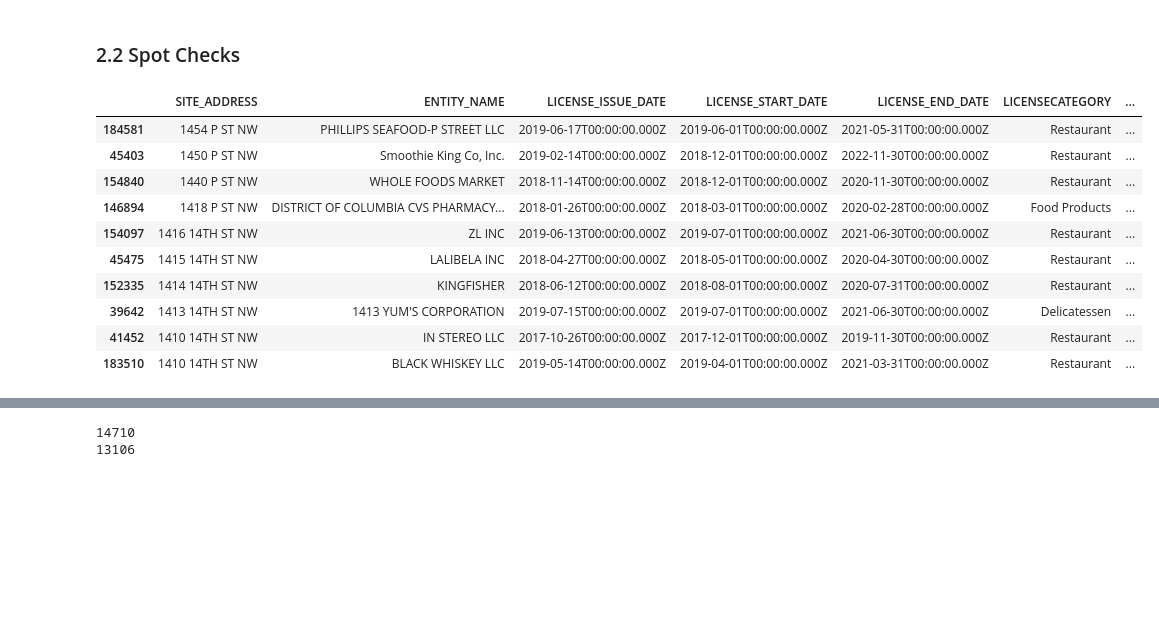
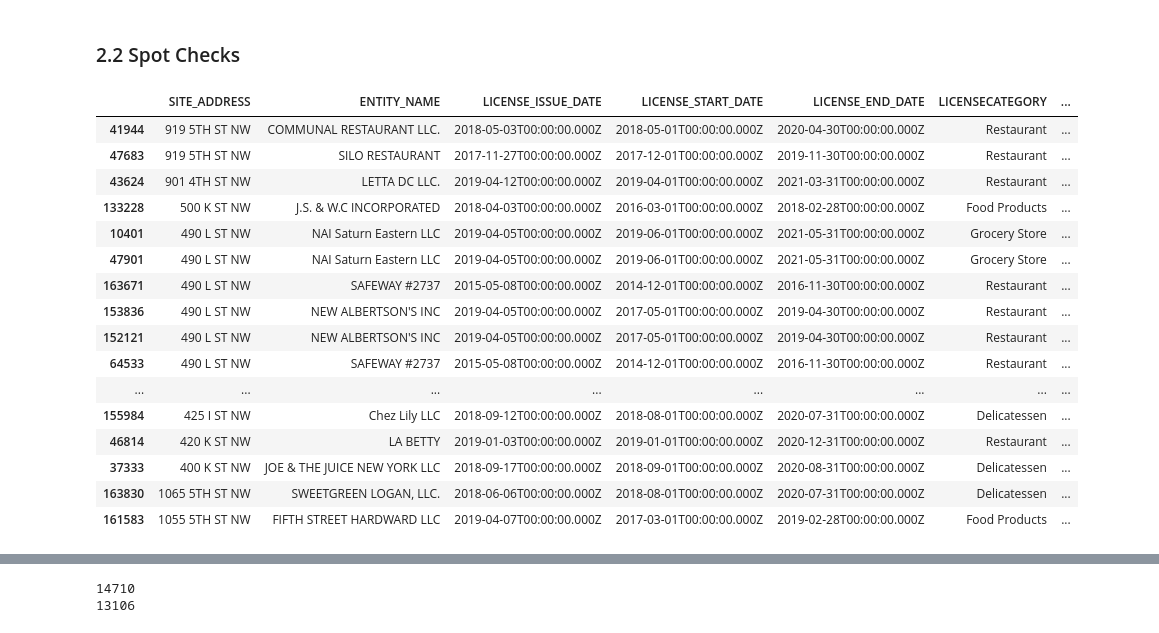
Before and after one commit to lindsallen/mapping, a Jupyter notebook: dataprep.ipynb, the cells around one changed output, grey strips where cells are left out. Drawn from its saved outputs; the diff is of its cells as text; code cells hidden in the pictures; blank space fills up the shorter version.

```diff
--- a/dataprep.ipynb
+++ b/dataprep.ipynb
@@ -235,23 +235,31 @@ print(cnt/2233 - 1)
 # %% [markdown]
 ### 2.2 Spot Checks
 # %%
-## Filtering dataset to a specific section of P Street NW to check if a
-##recently open business (Philips Seafood) is included in the dataset
-P_St = dc_food[(dc_food.LATITUDE.apply(lambda x: round(x, 3)) == 38.909) &
-                  (dc_food.LONGITUDE.apply(lambda x: round(x, 3)) >= -77.035) &
-                  (dc_food.LONGITUDE.apply(lambda x: round(x, 3)) <= -77.032)]
+## Filtering dataset to a specific section of K Street NW
+## to see how L'Hommage Bistro which closed in 2017
+## and La Betty (which opened in 2019) appear
+K_St_1 = dc_food[(dc_food.LATITUDE.apply(lambda x: round(x, 3)) <= 38.903) &
+                  (dc_food.LATITUDE.apply(lambda x: round(x, 3)) >= 38.902) &
+                  (dc_food.LONGITUDE.apply(lambda x: round(x, 3)) >= -77.019) &
+                  (dc_food.LONGITUDE.apply(lambda x: round(x, 3)) <= -77.015)]
 
-## Philips Seafood opened in June and is shown as the 1st record
-P_St[P_St['LICENSESTATUS'] == 'Active'][cols].sort_values(by=['SITE_ADDRESS'], ascending = False).head(10)
+## there's a ton of records for 490 L St Nw w/ same entity name, which is making it hard to review
+K_St_1[K_St_1['LICENSE_END_YR'] >= 2016][cols].sort_values(by=['SITE_ADDRESS'], ascending = False).head(40)
 # %% [output]
 |  | SITE_ADDRESS | ENTITY_NAME | LICENSE_ISSUE_DATE | LICENSE_START_DATE | LICENSE_END_DATE | LICENSECATEGORY | ... |
-| 184581 | 1454 P ST NW | PHILLIPS SEAFOOD-P STREET LLC | 2019-06-17T00:00:00.000Z | 2019-06-01T00:00:00.000Z | 2021-05-31T00:00:00.000Z | Restaurant | ... |
-| 45403 | 1450 P ST NW | Smoothie King Co, Inc. | 2019-02-14T00:00:00.000Z | 2018-12-01T00:00:00.000Z | 2022-11-30T00:00:00.000Z | Restaurant | ... |
-| 154840 | 1440 P ST NW | WHOLE FOODS MARKET | 2018-11-14T00:00:00.000Z | 2018-12-01T00:00:00.000Z | 2020-11-30T00:00:00.000Z | Restaurant | ... |
-| 146894 | 1418 P ST NW | DISTRICT OF COLUMBIA CVS PHARMACY... | 2018-01-26T00:00:00.000Z | 2018-03-01T00:00:00.000Z | 2020-02-28T00:00:00.000Z | Food Products | ... |
-| 154097 | 1416 14TH ST NW | ZL INC | 2019-06-13T00:00:00.000Z | 2019-07-01T00:00:00.000Z | 2021-06-30T00:00:00.000Z | Restaurant | ... |
-| 45475 | 1415 14TH ST NW | LALIBELA INC | 2018-04-27T00:00:00.000Z | 2018-05-01T00:00:00.000Z | 2020-04-30T00:00:00.000Z | Restaurant | ... |
-| 152335 | 1414 14TH ST NW | KINGFISHER | 2018-06-12T00:00:00.000Z | 2018-08-01T00:00:00.000Z | 2020-07-31T00:00:00.000Z | Restaurant | ... |
-| 39642 | 1413 14TH ST NW | 1413 YUM'S CORPORATION | 2019-07-15T00:00:00.000Z | 2019-07-01T00:00:00.000Z | 2021-06-30T00:00:00.000Z | Delicatessen | ... |
-| 41452 | 1410 14TH ST NW | IN STEREO LLC | 2017-10-26T00:00:00.000Z | 2017-12-01T00:00:00.000Z | 2019-11-30T00:00:00.000Z | Restaurant | ... |
-| 183510 | 1410 14TH ST NW | BLACK WHISKEY LLC | 2019-05-14T00:00:00.000Z | 2019-04-01T00:00:00.000Z | 2021-03-31T00:00:00.000Z | Restaurant | ... |
+| 41944 | 919 5TH ST NW | COMMUNAL RESTAURANT LLC. | 2018-05-03T00:00:00.000Z | 2018-05-01T00:00:00.000Z | 2020-04-30T00:00:00.000Z | Restaurant | ... |
+| 47683 | 919 5TH ST NW | SILO RESTAURANT | 2017-11-27T00:00:00.000Z | 2017-12-01T00:00:00.000Z | 2019-11-30T00:00:00.000Z | Restaurant | ... |
+| 43624 | 901 4TH ST NW | LETTA DC LLC. | 2019-04-12T00:00:00.000Z | 2019-04-01T00:00:00.000Z | 2021-03-31T00:00:00.000Z | Restaurant | ... |
+| 133228 | 500 K ST NW | J.S. & W.C INCORPORATED | 2018-04-03T00:00:00.000Z | 2016-03-01T00:00:00.000Z | 2018-02-28T00:00:00.000Z | Food Products | ... |
+| 10401 | 490 L ST NW | NAI Saturn Eastern LLC | 2019-04-05T00:00:00.000Z | 2019-06-01T00:00:00.000Z | 2021-05-31T00:00:00.000Z | Grocery Store | ... |
+| 47901 | 490 L ST NW | NAI Saturn Eastern LLC | 2019-04-05T00:00:00.000Z | 2019-06-01T00:00:00.000Z | 2021-05-31T00:00:00.000Z | Grocery Store | ... |
+| 163671 | 490 L ST NW | SAFEWAY #2737 | 2015-05-08T00:00:00.000Z | 2014-12-01T00:00:00.000Z | 2016-11-30T00:00:00.000Z | Restaurant | ... |
+| 153836 | 490 L ST NW | NEW ALBERTSON'S INC | 2019-04-05T00:00:00.000Z | 2017-05-01T00:00:00.000Z | 2019-04-30T00:00:00.000Z | Restaurant | ... |
+| 152121 | 490 L ST NW | NEW ALBERTSON'S INC | 2019-04-05T00:00:00.000Z | 2017-05-01T00:00:00.000Z | 2019-04-30T00:00:00.000Z | Restaurant | ... |
+| 64533 | 490 L ST NW | SAFEWAY #2737 | 2015-05-08T00:00:00.000Z | 2014-12-01T00:00:00.000Z | 2016-11-30T00:00:00.000Z | Restaurant | ... |
+| ... | ... | ... | ... | ... | ... | ... | ... |
+| 155984 | 425 I ST NW | Chez Lily LLC | 2018-09-12T00:00:00.000Z | 2018-08-01T00:00:00.000Z | 2020-07-31T00:00:00.000Z | Delicatessen | ... |
+| 46814 | 420 K ST NW | LA BETTY | 2019-01-03T00:00:00.000Z | 2019-01-01T00:00:00.000Z | 2020-12-31T00:00:00.000Z | Restaurant | ... |
+| 37333 | 400 K ST NW | JOE & THE JUICE NEW YORK LLC | 2018-09-17T00:00:00.000Z | 2018-09-01T00:00:00.000Z | 2020-08-31T00:00:00.000Z | Delicatessen | ... |
+| 163830 | 1065 5TH ST NW | SWEETGREEN LOGAN, LLC. | 2018-06-06T00:00:00.000Z | 2018-08-01T00:00:00.000Z | 2020-07-31T00:00:00.000Z | Delicatessen | ... |
+| 161583 | 1055 5TH ST NW | FIFTH STREET HARDWARD LLC | 2019-04-07T00:00:00.000Z | 2017-03-01T00:00:00.000Z | 2019-02-28T00:00:00.000Z | Food Products | ... |
```
Also changed, not shown: parts of 5 cells of this notebook.
